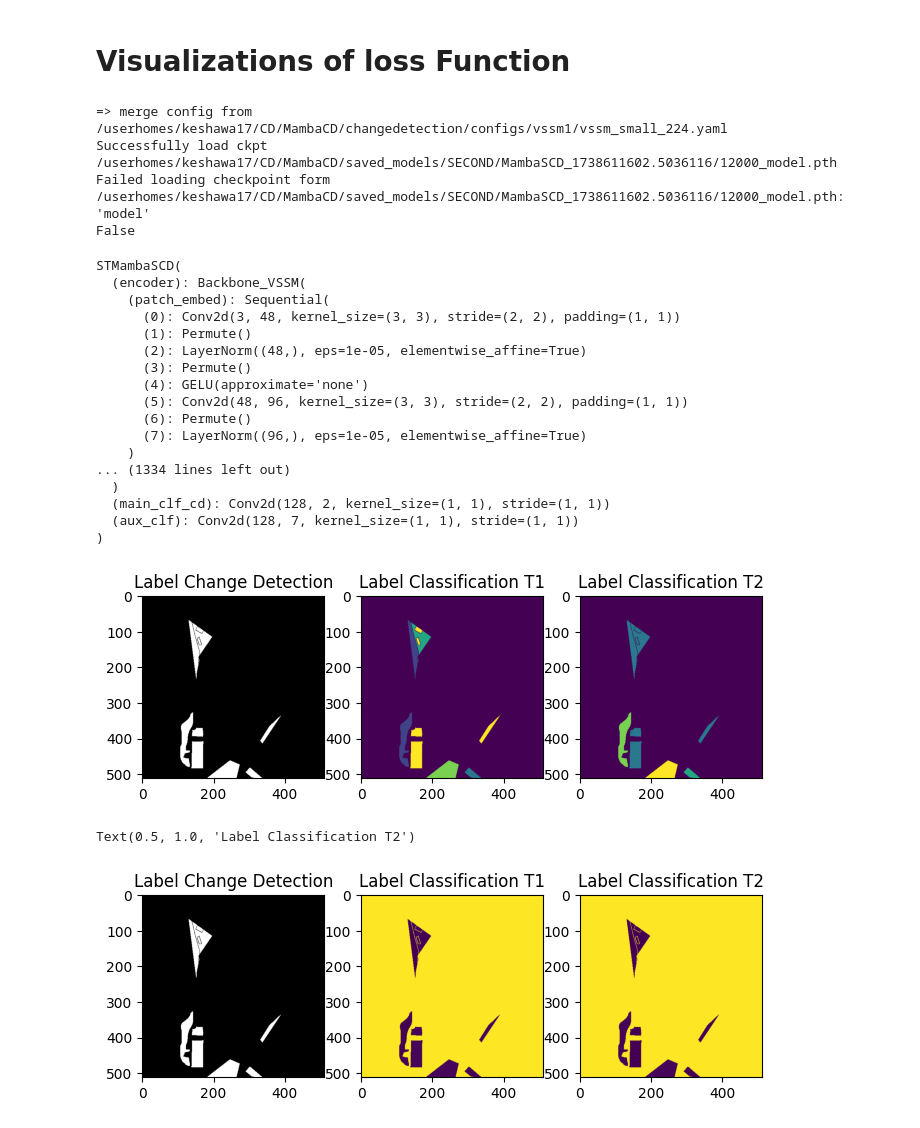
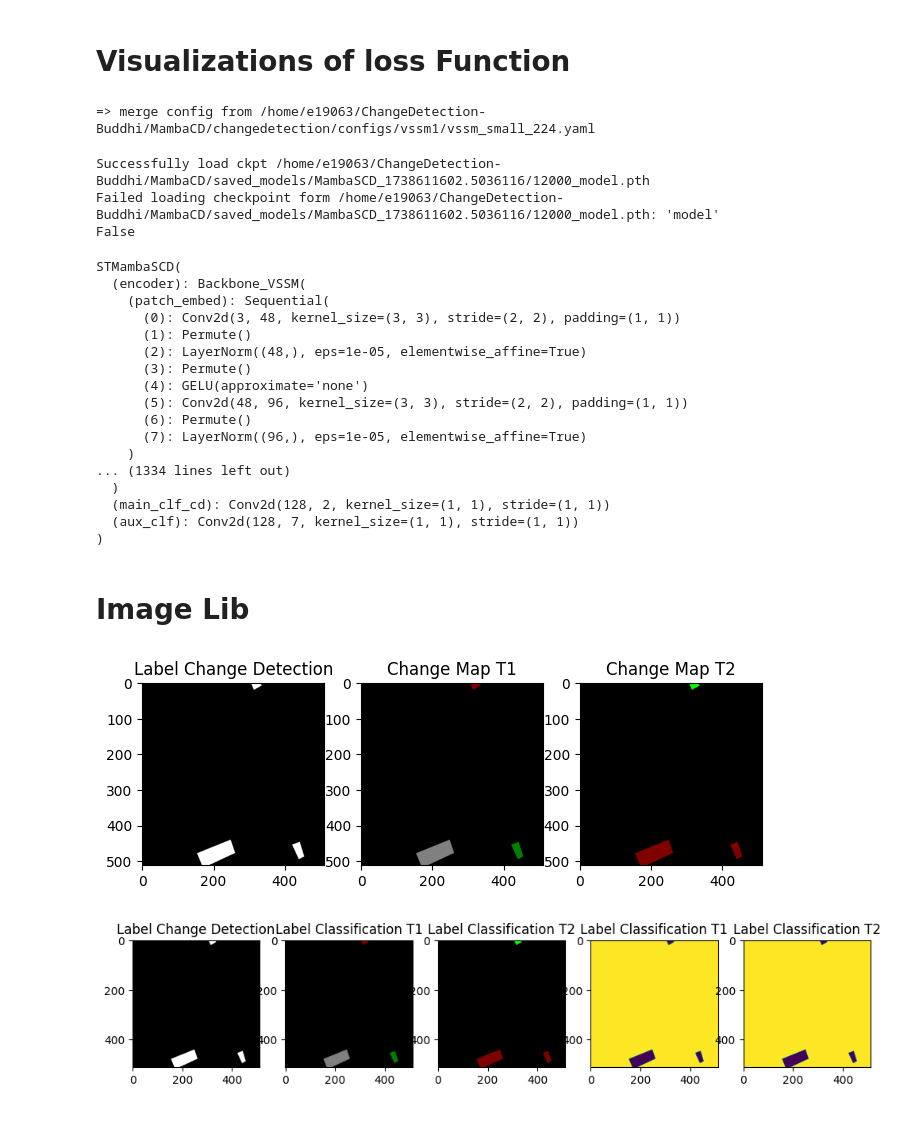
Before and after one commit to Buddhi19/ChangeDetection, a Jupyter notebook: visuals.ipynb, the cells around one changed output. Saved outputs shown, nothing was run; the diff lists cells and outputs as text; code cells hidden in the pictures.

```diff
--- a/visuals.ipynb
+++ b/visuals.ipynb
@@ -33,6 +33,6 @@ torch.cuda.set_device(1)
 # %%
 MODEL_PATH = os.path.join(
-    main_dir, "MambaCD/saved_models/SECOND/MambaSCD_1738611602.5036116/12000_model.pth"
+    main_dir, "MambaCD/saved_models/MambaSCD_1738611602.5036116/12000_model.pth"
 )
 # %%
 configs_path = os.path.join(main_dir, 'MambaCD/changedetection/configs/vssm1/vssm_small_224.yaml')
@@ -124,24 +124,26 @@ deep_model = STMambaSCD(
 deep_model.load_state_dict(torch.load(MODEL_PATH))
 deep_model.cuda()
 # %% [output]
-=> merge config from /userhomes/keshawa17/CD/MambaCD/changedetection/configs/vssm1/vssm_small_224.yaml
-Successfully load ckpt /userhomes/keshawa17/CD/MambaCD/saved_models/SECOND/MambaSCD_1738611602.5036116/12000_model.pth
-Failed loading checkpoint form /userhomes/keshawa17/CD/MambaCD/saved_models/SECOND/MambaSCD_1738611602.5036116/12000_model.pth: 'model'
-False
+=> merge config from /home/e19063/ChangeDetection-Buddhi/MambaCD/changedetection/configs/vssm1/vssm_small_224.yaml
-STMambaSCD(
-  (encoder): Backbone_VSSM(
-    (patch_embed): Sequential(
-      (0): Conv2d(3, 48, kernel_size=(3, 3), stride=(2, 2), padding=(1, 1))
-      (1): Permute()
-      (2): LayerNorm((48,), eps=1e-05, elementwise_affine=True)
-      (3): Permute()
-      (4): GELU(approximate='none')
-      (5): Conv2d(48, 96, kernel_size=(3, 3), stride=(2, 2), padding=(1, 1))
-      (6): Permute()
-      (7): LayerNorm((96,), eps=1e-05, elementwise_affine=True)
-    )
-... (1334 lines left out)
-  )
-  (main_clf_cd): Conv2d(128, 2, kernel_size=(1, 1), stride=(1, 1))
-  (aux_clf): Conv2d(128, 7, kernel_size=(1, 1), stride=(1, 1))
-)
+Successfully load ckpt /home/e19063/ChangeDetection-Buddhi/MambaCD/saved_models/MambaSCD_1738611602.5036116/12000_model.pth
+Failed loading checkpoint form /home/e19063/ChangeDetection-Buddhi/MambaCD/saved_models/MambaSCD_1738611602.5036116/12000_model.pth: 'model'
+False
+STMambaSCD(
+  (encoder): Backbone_VSSM(
+    (patch_embed): Sequential(
+      (0): Conv2d(3, 48, kernel_size=(3, 3), stride=(2, 2), padding=(1, 1))
+      (1): Permute()
+      (2): LayerNorm((48,), eps=1e-05, elementwise_affine=True)
+      (3): Permute()
+      (4): GELU(approximate='none')
+      (5): Conv2d(48, 96, kernel_size=(3, 3), stride=(2, 2), padding=(1, 1))
+      (6): Permute()
+      (7): LayerNorm((96,), eps=1e-05, elementwise_affine=True)
+    )
+... (1334 lines left out)
+  )
+  (main_clf_cd): Conv2d(128, 2, kernel_size=(1, 1), stride=(1, 1))
+  (aux_clf): Conv2d(128, 7, kernel_size=(1, 1), stride=(1, 1))
+)
+# %% [markdown]
+# Image Lib
@@ -158,28 +197,38 @@ for _ in tqdm(range(elem_num)):
     label_clf_t1 = label_clf_t1.cuda().long()
     label_clf_t2 = label_clf_t2.cuda().long()
 
+    change_map_T1 = map_labels_to_colors(np.squeeze(label_clf_t1.cpu().numpy()), ori_label_value_dict=ori_label_value_dict, target_label_value_dict=target_label_value_dict)
+    change_map_T2 = map_labels_to_colors(np.squeeze(label_clf_t2.cpu().numpy()), ori_label_value_dict=ori_label_value_dict, target_label_value_dict=target_label_value_dict)
+
     fig1, axes = plt.subplots(1, 3, figsize=(8, 4))
     axes[0].imshow(label_cd[0].cpu().numpy(), cmap='gray')
     axes[0].set_title('Label Change Detection')
-    axes[1].imshow(label_clf_t1[0].cpu().numpy())
-    axes[1].set_title('Label Classification T1')
-    axes[2].imshow(label_clf_t2[0].cpu().numpy())
-    axes[2].set_title('Label Classification T2')
+    axes[1].imshow(change_map_T1)
+    axes[1].set_title('Change Map T1')
+    axes[2].imshow(change_map_T2)
+    axes[2].set_title('Change Map T2')
     plt.show()
     break
 # %% [output]
-[figure, old version]
+[figure, new version]
 # %%
 label_clf_t1[label_clf_t1 == 0] = 255
 label_clf_t2[label_clf_t2 == 0] = 255
 
-fig1, axes = plt.subplots(1, 3, figsize=(8, 4))
+change_map_T1 = map_labels_to_colors(np.squeeze(label_clf_t1.cpu().numpy()), ori_label_value_dict=ori_label_value_dict, target_label_value_dict=target_label_value_dict)
+change_map_T2 = map_labels_to_colors(np.squeeze(label_clf_t2.cpu().numpy()), ori_label_value_dict=ori_label_value_dict, target_label_value_dict=target_label_value_dict)
+
+fig1, axes = plt.subplots(1, 5, figsize=(12, 4))
 axes[0].imshow(label_cd[0].cpu().numpy(), cmap='gray')
 axes[0].set_title('Label Change Detection')
-axes[1].imshow(label_clf_t1[0].cpu().numpy())
+axes[1].imshow(change_map_T1)
 axes[1].set_title('Label Classification T1')
-axes[2].imshow(label_clf_t2[0].cpu().numpy())
+axes[2].imshow(change_map_T2)
 axes[2].set_title('Label Classification T2')
+axes[3].imshow(label_clf_t1[0].cpu().numpy())
+axes[3].set_title('Label Classification T1')
+axes[4].imshow(label_clf_t2[0].cpu().numpy())
+axes[4].set_title('Label Classification T2')
+plt.show()
 # %% [output]
-Text(0.5, 1.0, 'Label Classification T2')
-[figure, old version]
+[figure, new version]
```
Also changed, not shown: parts of 16 cells of this notebook, 2 other files.
